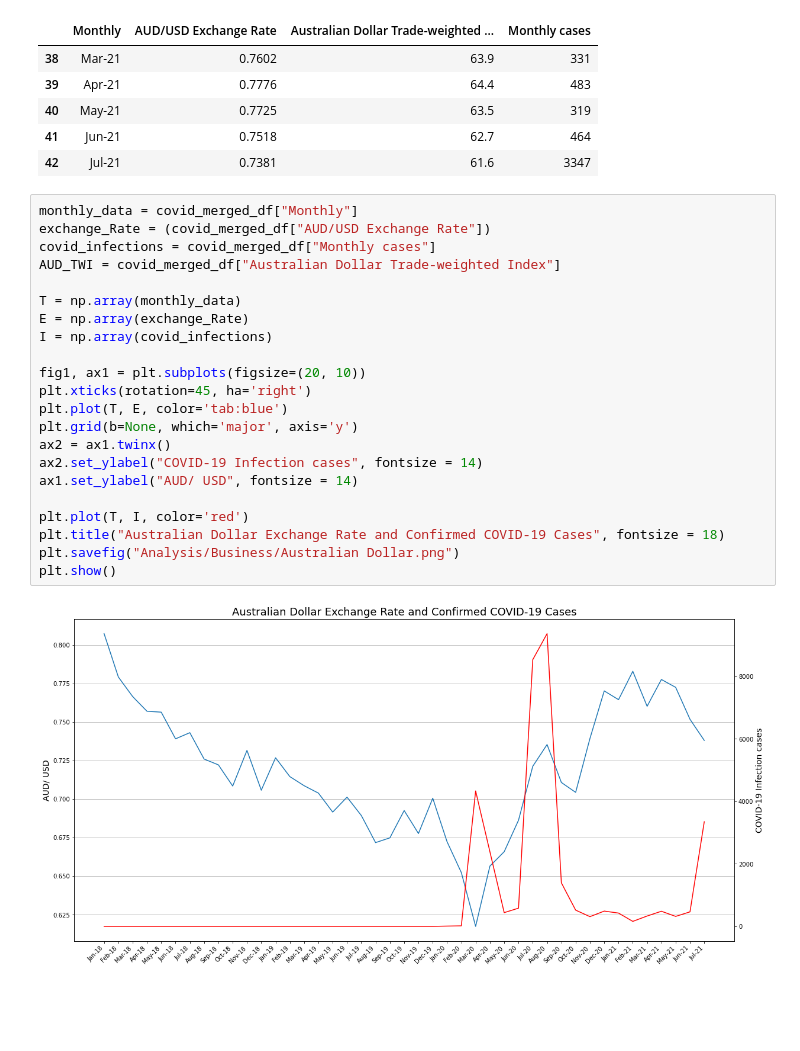
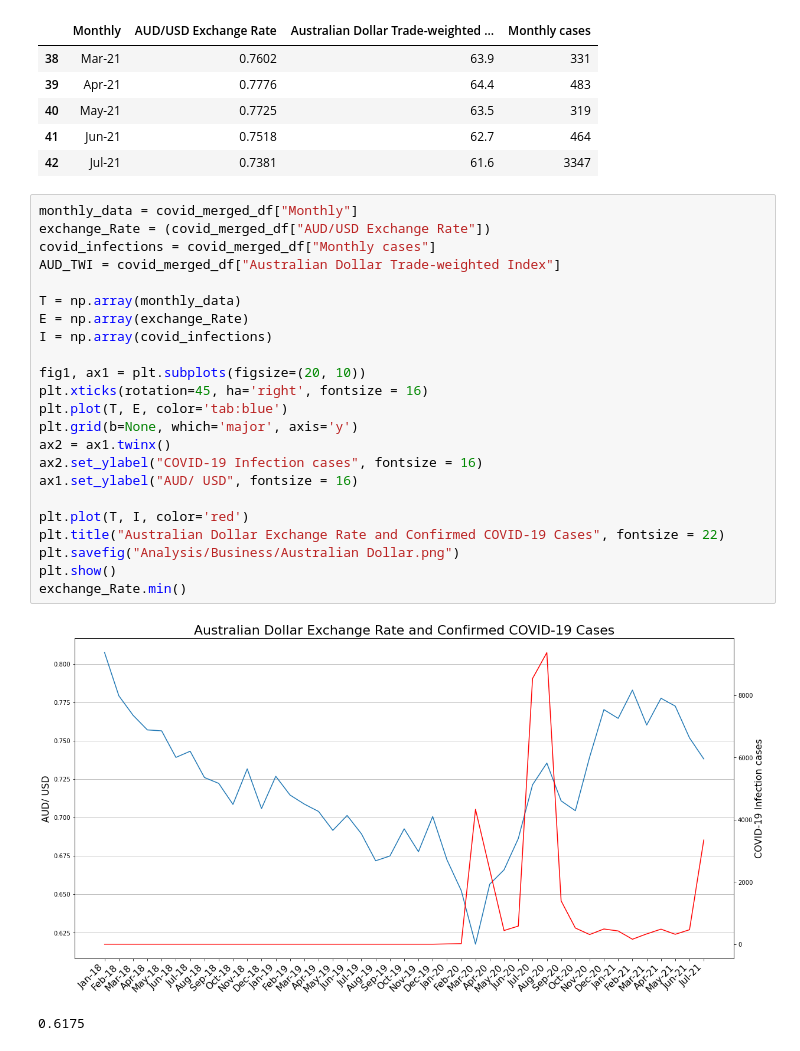
Before and after one commit to itsnameeta/Project-1---Python, a Jupyter notebook: Covid_Impact_Business.ipynb, the cells around one changed output. Cells and saved outputs as stored; diff of their text form; blank space fills up the shorter version.

```diff
--- a/Covid_Impact_Business.ipynb
+++ b/Covid_Impact_Business.ipynb
@@ -139,27 +153,29 @@ covid_merged_df.tail()
 # %%
 monthly_data = covid_merged_df["Monthly"]
 exchange_Rate = (covid_merged_df["AUD/USD Exchange Rate"])
 covid_infections = covid_merged_df["Monthly cases"]
 AUD_TWI = covid_merged_df["Australian Dollar Trade-weighted Index"]
 
 T = np.array(monthly_data)
 E = np.array(exchange_Rate)
 I = np.array(covid_infections)
 
 fig1, ax1 = plt.subplots(figsize=(20, 10))
-plt.xticks(rotation=45, ha='right')
+plt.xticks(rotation=45, ha='right', fontsize = 16)
 plt.plot(T, E, color='tab:blue')
 plt.grid(b=None, which='major', axis='y')
 ax2 = ax1.twinx()
-ax2.set_ylabel("COVID-19 Infection cases", fontsize = 14)
-ax1.set_ylabel("AUD/ USD", fontsize = 14)
+ax2.set_ylabel("COVID-19 Infection cases", fontsize = 16)
+ax1.set_ylabel("AUD/ USD", fontsize = 16)
 
 plt.plot(T, I, color='red')
-plt.title("Australian Dollar Exchange Rate and Confirmed COVID-19 Cases", fontsize = 18)
+plt.title("Australian Dollar Exchange Rate and Confirmed COVID-19 Cases", fontsize = 22)
 plt.savefig("Analysis/Business/Australian Dollar.png")
 plt.show()
+exchange_Rate.min()
 # %% [output]
-[figure, old version]
+[figure, new version]
+0.6175
 # %%
 # Calculate the correlation coefficient between Australian dollar exchange rates and Confirmed CoVID-19 cases
 correlation = st.pearsonr(covid_infections,AUD_TWI)
```
Also changed, not shown: parts of 6 cells of this notebook, 22 other files.
